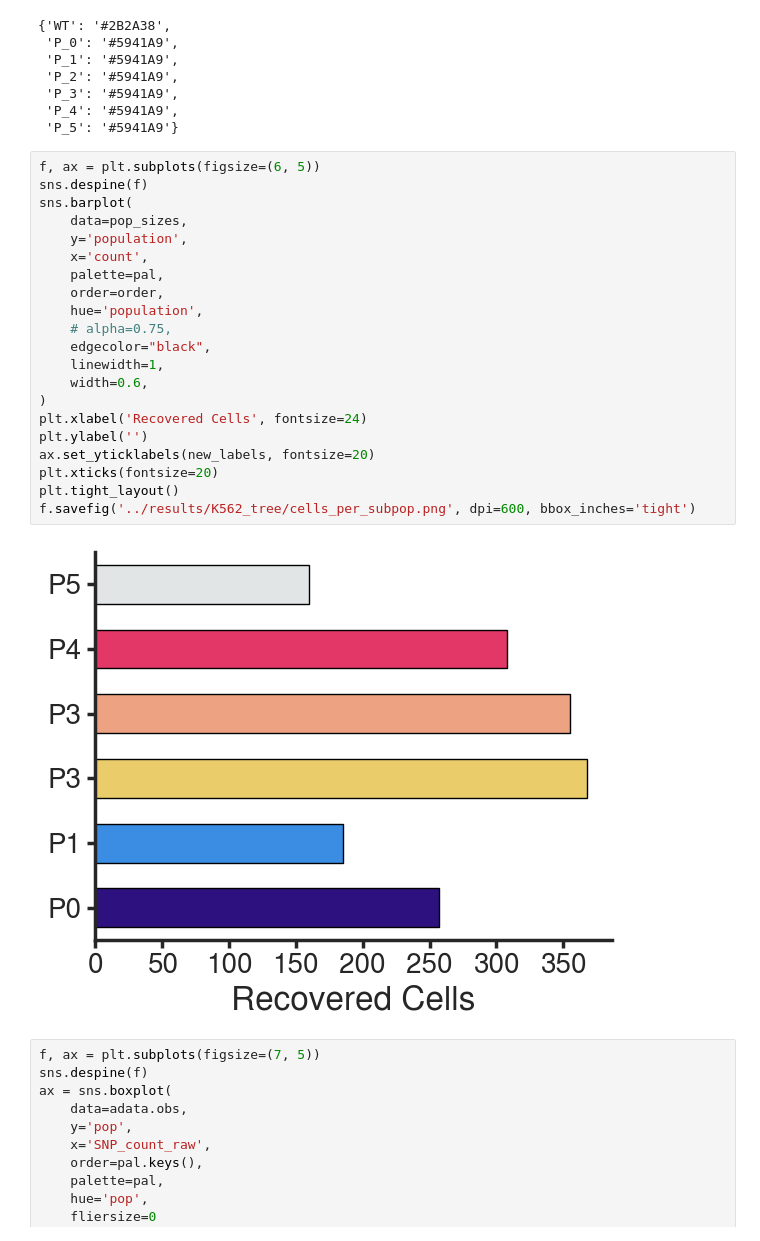
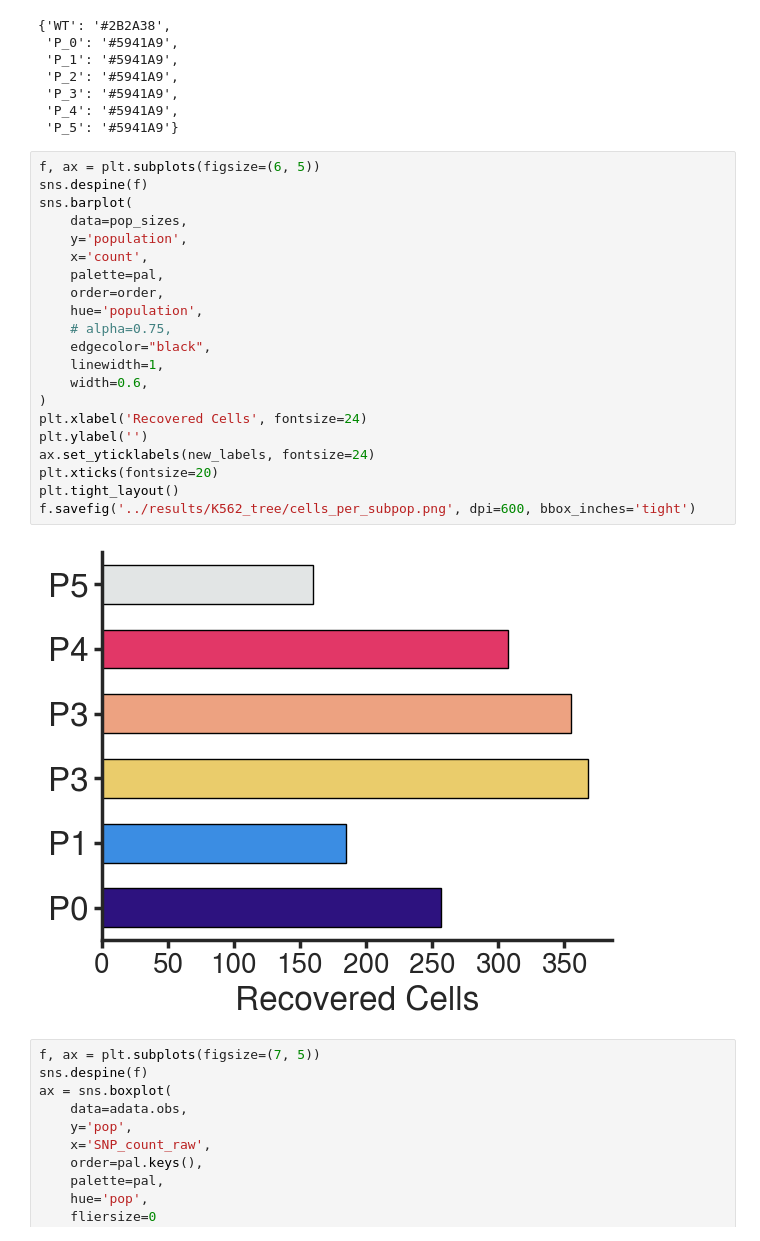
Before and after one commit to SrivatsanLab/SPC_genome, a Jupyter notebook: notebooks/K562_tree.ipynb, the cells around one changed output. Cells and saved outputs as stored; diff of their text form.

```diff
--- a/notebooks/K562_tree.ipynb
+++ b/notebooks/K562_tree.ipynb
@@ -236,26 +236,26 @@ palorder=['P_5','P_4','P_3','P_2','P_1','P_0']
 # %%
 f, ax = plt.subplots(figsize=(6, 5))
 sns.despine(f)
 sns.barplot(
     data=pop_sizes,
     y='population',
     x='count',
     palette=pal,
     order=order,
     hue='population',
     # alpha=0.75,
     edgecolor="black",
     linewidth=1,
     width=0.6,
 )
 plt.xlabel('Recovered Cells', fontsize=24)
 plt.ylabel('')
-ax.set_yticklabels(new_labels, fontsize=20)
+ax.set_yticklabels(new_labels, fontsize=24)
 plt.xticks(fontsize=20)
 plt.tight_layout()
 f.savefig('../results/K562_tree/cells_per_subpop.png', dpi=600, bbox_inches='tight')
 # %% [output]
-[figure, old version]
+[figure, new version]
 # %%
 f, ax = plt.subplots(figsize=(7, 5))
 sns.despine(f)
```
Also changed, not shown: parts of 9 cells of this notebook, 6 other files.
